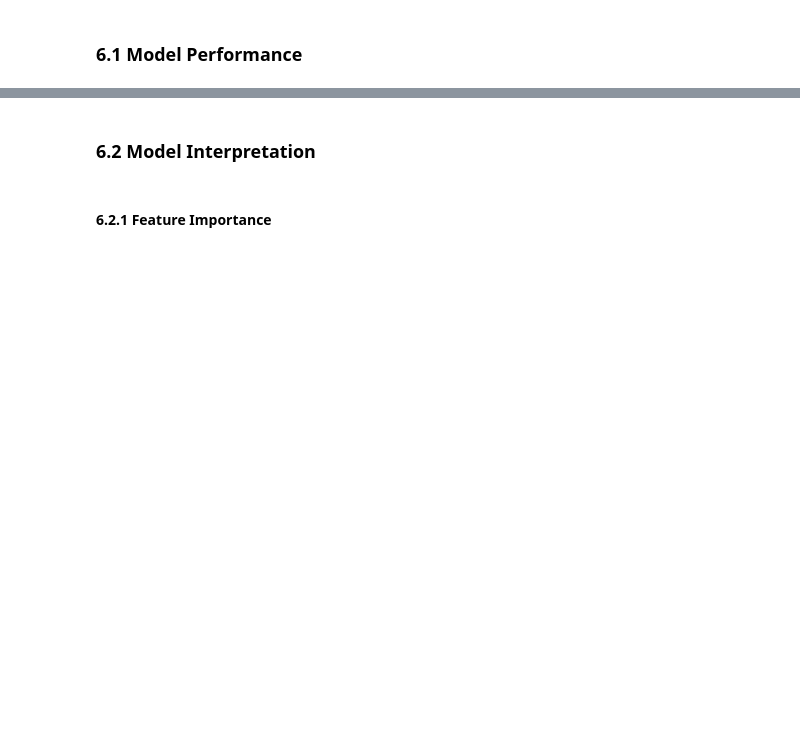
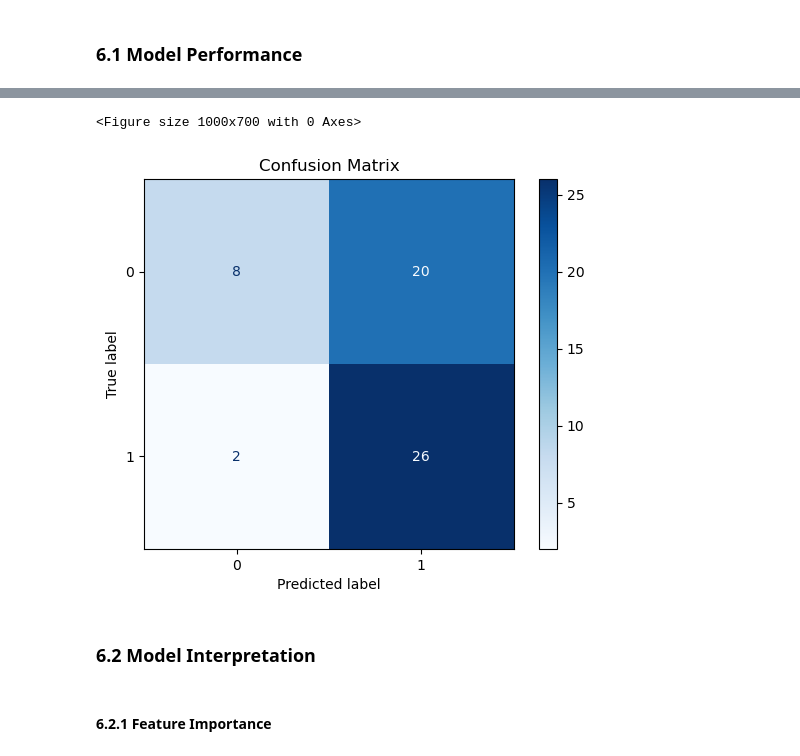
Before and after one commit to victor-bongestab/heart-disease, a Jupyter notebook: heart-disease.ipynb, the cells around one changed output, grey strips where cells are left out. Drawn from its saved outputs; the diff is of its cells as text; code cells hidden in the pictures; blank space fills up the shorter version.

```diff
--- a/heart-disease.ipynb
+++ b/heart-disease.ipynb
@@ -933,3 +1105,17 @@ print('F1 Score: {}'.format(f1))
 # Precision Score to the table, reducing the number of
 # False Positives. This means reducing costs with healthy
 # patients.
+# %%
+cm = confusion_matrix(y_test, y_pred)
+
+# Create ConfusionMatrixDisplay object
+disp = ConfusionMatrixDisplay(confusion_matrix=cm)
+
+# Plot confusion matrix
+plt.figure(figsize=(10, 7))
+disp.plot(cmap=plt.cm.Blues, values_format='d')
+plt.title('Confusion Matrix')
+plt.show()
+# %% [output]
+<Figure size 1000x700 with 0 Axes>
+[figure, added]
```
Also changed, not shown: parts of 44 cells of this notebook, 3 other files.
